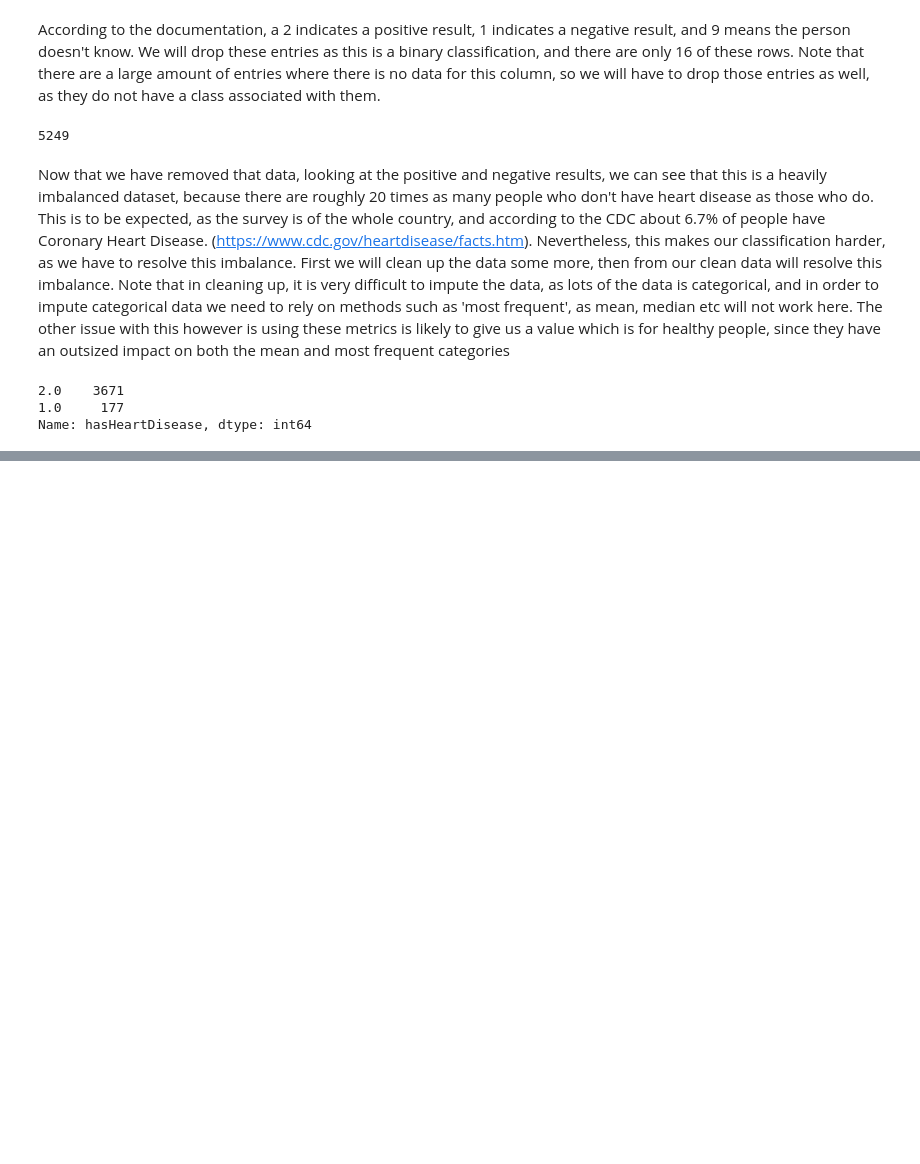
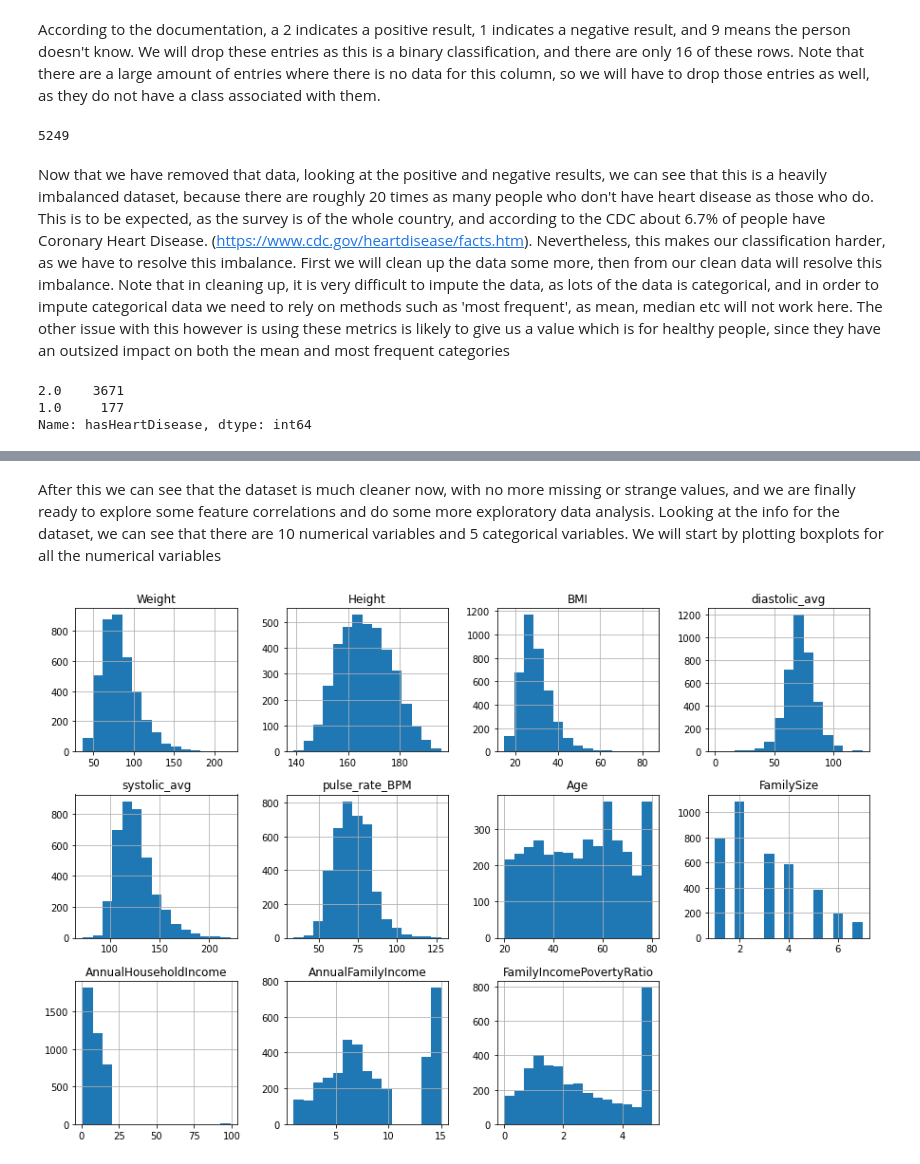
Before and after one commit to DMarshallDeveloper/HeartDiseaseClassifier, a Jupyter notebook: DATA301ProjectPhase2.ipynb, the cells around one changed output, grey strips where cells are left out. Cells and saved outputs as stored; diff of their text form; code cells hidden in the pictures; blank space fills up the shorter version.

```diff
--- a/DATA301ProjectPhase2.ipynb
+++ b/DATA301ProjectPhase2.ipynb
@@ -297,6 +301,7 @@ Since they all have the SEQN column, we are safe to merge on this column
 joined_dataset = pd.merge(body_measures_short, blood_pressure_short, on='SEQN')
 joined_dataset = pd.merge(joined_dataset, demographics_short2, on='SEQN')
 joined_dataset = pd.merge(joined_dataset, medical_conditions_short, on='SEQN')
-print(joined_dataset.head())
-print(joined_dataset.info())
+joined_dataset2 = joined_dataset.drop('SEQN', axis=1)
+print(joined_dataset2.head())
+print(joined_dataset2.info())
 # %% [output]
@@ -329,15 +334,15 @@ Name: hasHeartDisease, dtype: int64
 # %% [markdown]
 According to the documentation, a 2 indicates a positive result, 1 indicates a negative result, and 9 means the person doesn't know. We will drop these entries as this is a binary classification, and there are only 16 of these rows. Note that there are a large amount of entries where there is no data for this column, so we will have to drop those entries as well, as they do not have a class associated with them.
 # %%
-joined_dataset = joined_dataset.loc[joined_dataset['hasHeartDisease'].isin([2, 1])]
-print(len(joined_dataset))
+joined_dataset3 = joined_dataset2.loc[joined_dataset2['hasHeartDisease'].isin([2, 1])]
+print(len(joined_dataset3))
 # %% [output]
 5249
 # %% [markdown]
 Now that we have removed that data, looking at the positive and negative results, we can see that this is a heavily imbalanced dataset, because there are roughly 20 times as many people who don't have heart disease as those who do. This is to be expected, as the survey is of the whole country, and according to the CDC about 6.7% of people have Coronary Heart Disease. (https://www.cdc.gov/heartdisease/facts.htm). Nevertheless, this makes our classification harder, as we have to resolve this imbalance. First we will clean up the data some more, then from our clean data will resolve this imbalance. Note that in cleaning up, it is very difficult to impute the data, as lots of the data is categorical, and in order to impute categorical data we need to rely on methods such as 'most frequent', as mean, median etc will not work here. The other issue with this however is using these metrics is likely to give us a value which is for healthy people, since they have an outsized impact on both the mean and most frequent categories
 # %%
-joined_dataset = joined_dataset.dropna()
-print(joined_dataset['hasHeartDisease'].value_counts())
+joined_dataset4 = joined_dataset3.dropna()
+print(joined_dataset4['hasHeartDisease'].value_counts())
 # %% [output]
 2.0    3671
 1.0     177
@@ -390,0 +385,3 @@ After this we can see that the dataset is much more balanced now, and we are fin
+# %%
+joined_dataset5 = joined_dataset4[joined_dataset4.CountryOfBirth.isin([77, 99]) == False]
+joined_dataset6 = joined_dataset5[joined_dataset5.CitizenshipStatus.isin([7, 9]) == False]
@@ -390,0 +421,12 @@ After this we can see that the dataset is much more balanced now, and we are fin
+# %% [markdown]
+After this we can see that the dataset is much cleaner now, with no more missing or strange values, and we are finally ready to explore some feature correlations and do some more exploratory data analysis. Looking at the info for the dataset, we can see that there are 10 numerical variables and 5 categorical variables. We will start by plotting boxplots for all the numerical variables
+# %%
+numerical = ['Weight', 'Height', 'BMI', 'diastolic_avg', 'systolic_avg', 'pulse_rate_BPM', 'Age',
+        'FamilySize', 'AnnualHouseholdIncome', 'AnnualFamilyIncome', 'FamilyIncomePovertyRatio']
+
+categorical = ['Gender', 'Race', 'CountryOfBirth', 'CitizenshipStatus']
+
+
+joined_dataset6[numerical].hist(bins=15, figsize=(15, 10), layout=(3, 4));
+# %% [output]
+[figure, added]
```
Also changed, not shown: parts of 58 cells of this notebook.
